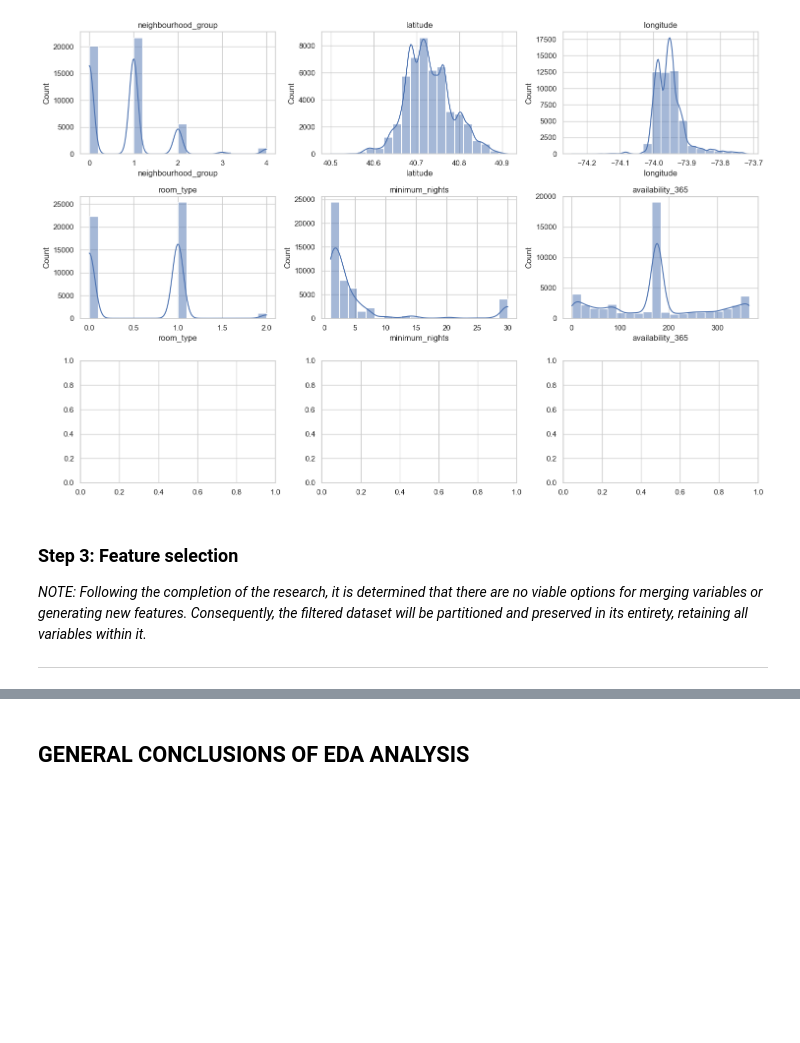
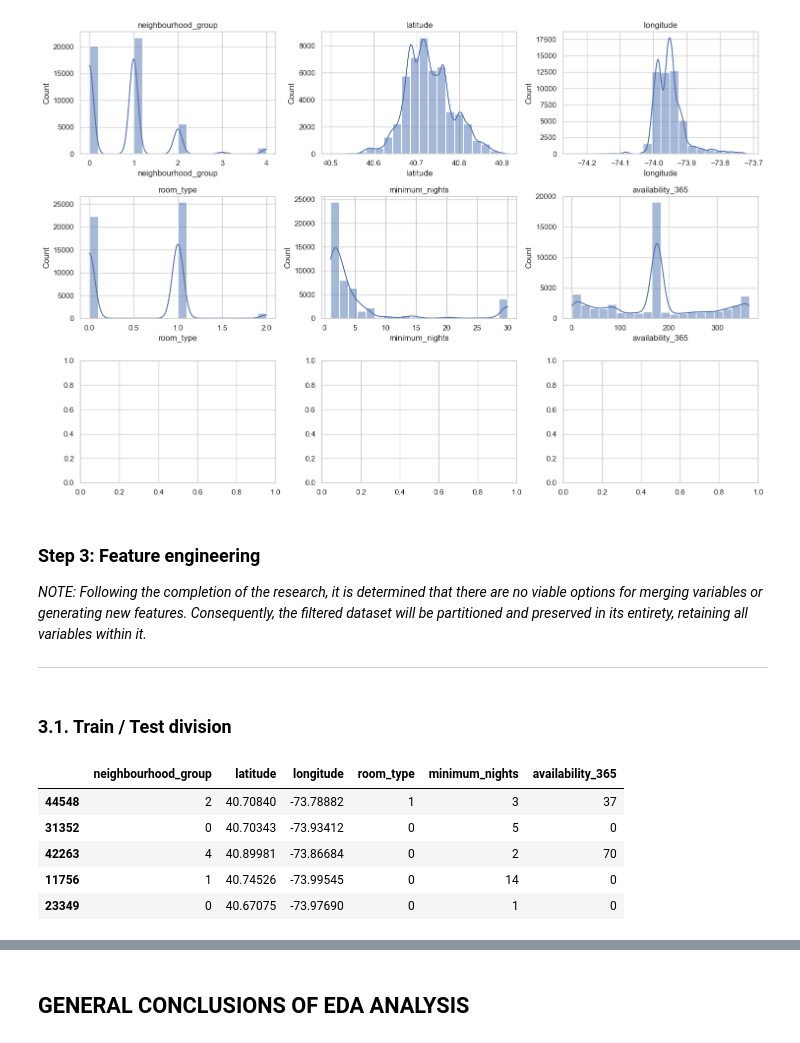
Before and after one commit to FEFO2/New-York-Aparment-Analysis, a Jupyter notebook: src/03_exploratory_data_analysis.ipynb, the cells around one changed output, grey strips where cells are left out. Saved outputs shown, nothing was run; the diff lists cells and outputs as text; code cells hidden in the pictures; blank space fills up the shorter version.

```diff
--- a/src/03_exploratory_data_analysis.ipynb
+++ b/src/03_exploratory_data_analysis.ipynb
@@ -261,5 +254,26 @@ eda.small_histogram(clean_total_data,'price')
 # %% [markdown]
-### Step 3: Feature selection
+### Step 3: Feature engineering
 _NOTE: Following the completion of the research, it is determined that there are no viable options for merging variables or generating new features. Consequently, the filtered dataset will be partitioned and preserved in its entirety, retaining all variables within it._
 
 ---
+# %% [markdown]
+### 3.1. Train / Test division
+# %%
+from sklearn.model_selection import train_test_split
+
+num_variables = ['neighbourhood_group', 'latitude', 'longitude', 'room_type', 'minimum_nights', 'availability_365']
+
+# We divide the dataset into training and test samples
+X = total_data.drop("price", axis = 1)[num_variables]
+y = total_data["price"]
+
+X_train, X_test, y_train, y_test = train_test_split(X, y, test_size = 0.2, random_state = 42)
+
+X_train.head()
+# %% [output]
+|  | neighbourhood_group | latitude | longitude | room_type | minimum_nights | availability_365 |
+| 44548 | 2 | 40.70840 | -73.78882 | 1 | 3 | 37 |
+| 31352 | 0 | 40.70343 | -73.93412 | 0 | 5 | 0 |
+| 42263 | 4 | 40.89981 | -73.86684 | 0 | 2 | 70 |
+| 11756 | 1 | 40.74526 | -73.99545 | 0 | 14 | 0 |
+| 23349 | 0 | 40.67075 | -73.97690 | 0 | 1 | 0 |
```
Also changed, not shown: parts of 9 cells of this notebook.
